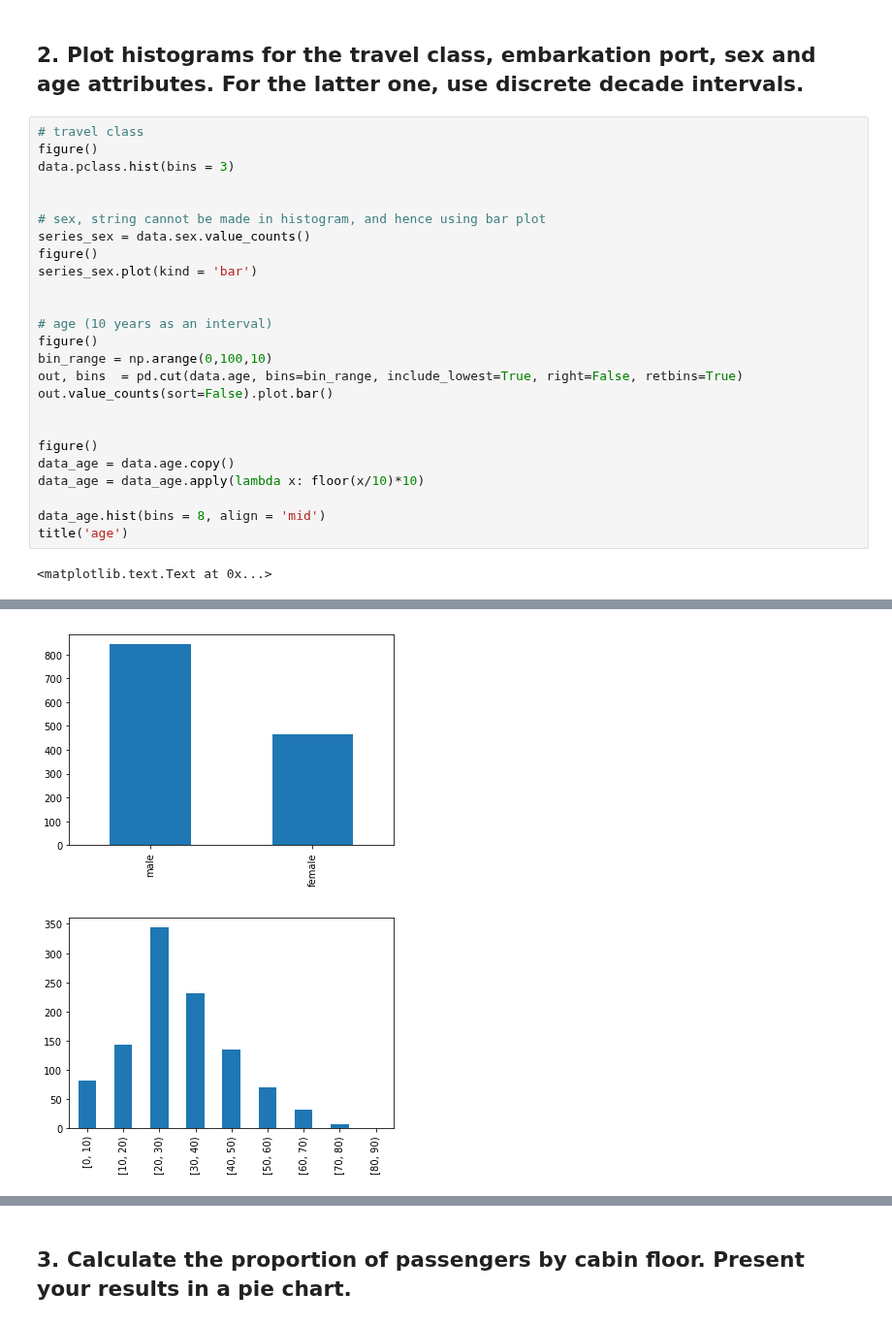
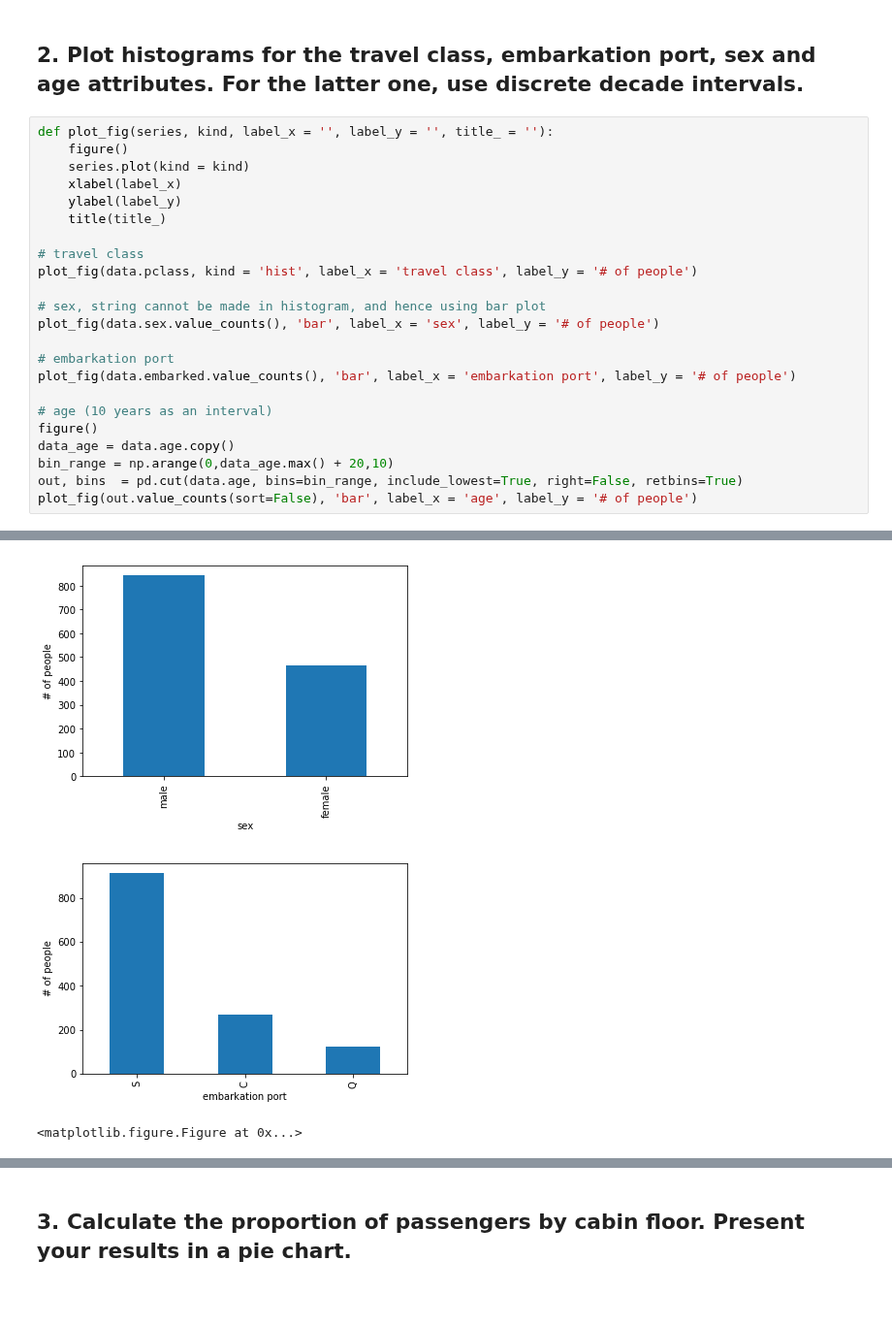
Before and after one commit to sanadhis/ADA-2017, a Jupyter notebook: 01 - Pandas and Data Wrangling/Homework 1.ipynb, the cells around one changed output, grey strips where cells are left out. Shown at 97% size. Cells and saved outputs as stored; diff of their text form; blank space fills up the shorter version.

```diff
--- a/01 - Pandas and Data Wrangling/Homework 1.ipynb
+++ b/01 - Pandas and Data Wrangling/Homework 1.ipynb
@@ -103,29 +103,26 @@ data.head(10)# data = pd.read_table('Data/titanic.xls')
 # %% [markdown]
 ## 2. Plot histograms for the travel class, embarkation port, sex and age attributes. For the latter one, use discrete decade intervals.
 # %%
+def plot_fig(series, kind, label_x = '', label_y = '', title_ = ''):
+    figure()
+    series.plot(kind = kind)
+    xlabel(label_x)
+    ylabel(label_y)
+    title(title_)
+
 # travel class
-figure()
-data.pclass.hist(bins = 3)
-
+plot_fig(data.pclass, kind = 'hist', label_x = 'travel class', label_y = '# of people')
 
 # sex, string cannot be made in histogram, and hence using bar plot
-series_sex = data.sex.value_counts()
-figure()
-series_sex.plot(kind = 'bar')
+plot_fig(data.sex.value_counts(), 'bar', label_x = 'sex', label_y = '# of people')
 
+# embarkation port
+plot_fig(data.embarked.value_counts(), 'bar', label_x = 'embarkation port', label_y = '# of people')
 
 # age (10 years as an interval)
 figure()
-bin_range = np.arange(0,100,10)
+data_age = data.age.copy()
+bin_range = np.arange(0,data_age.max() + 20,10)
 out, bins  = pd.cut(data.age, bins=bin_range, include_lowest=True, right=False, retbins=True)
-out.value_counts(sort=False).plot.bar()
-
-
-figure()
-data_age = data.age.copy()
-data_age = data_age.apply(lambda x: floor(x/10)*10)
-
-data_age.hist(bins = 8, align = 'mid')
-title('age')
+plot_fig(out.value_counts(sort=False), 'bar', label_x = 'age', label_y = '# of people')
 # %% [output]
-<matplotlib.text.Text at 0x...>
@@ -133,2 +130,3 @@ title('age')
-[figure, old version]
+[figure, new version]
-[figure, old version]
+[figure, new version]
+<matplotlib.figure.Figure at 0x...>
```
Also changed, not shown: parts of 5 cells of this notebook.
